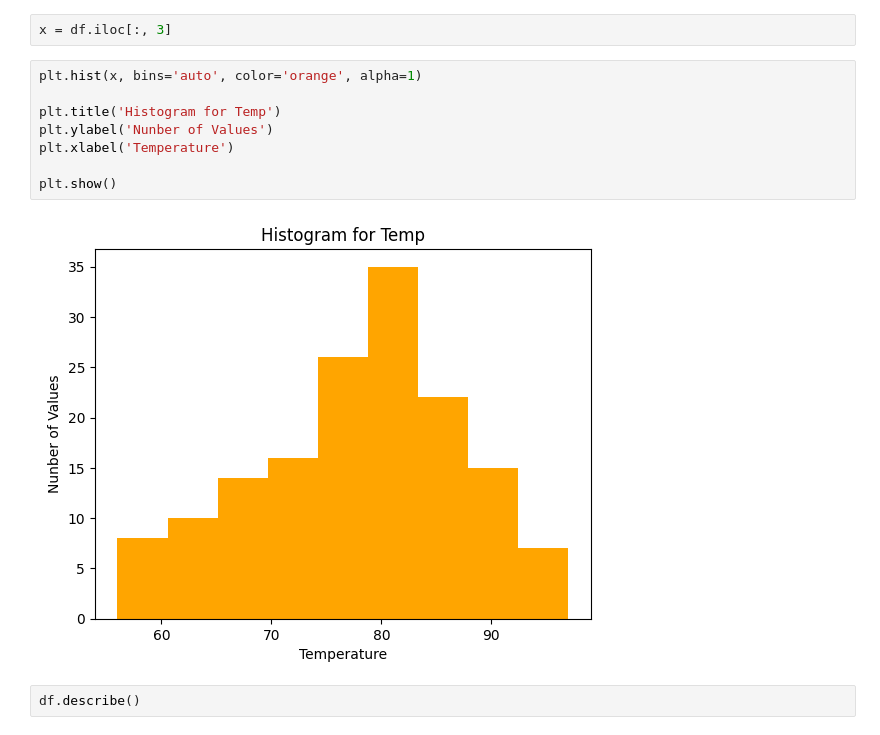
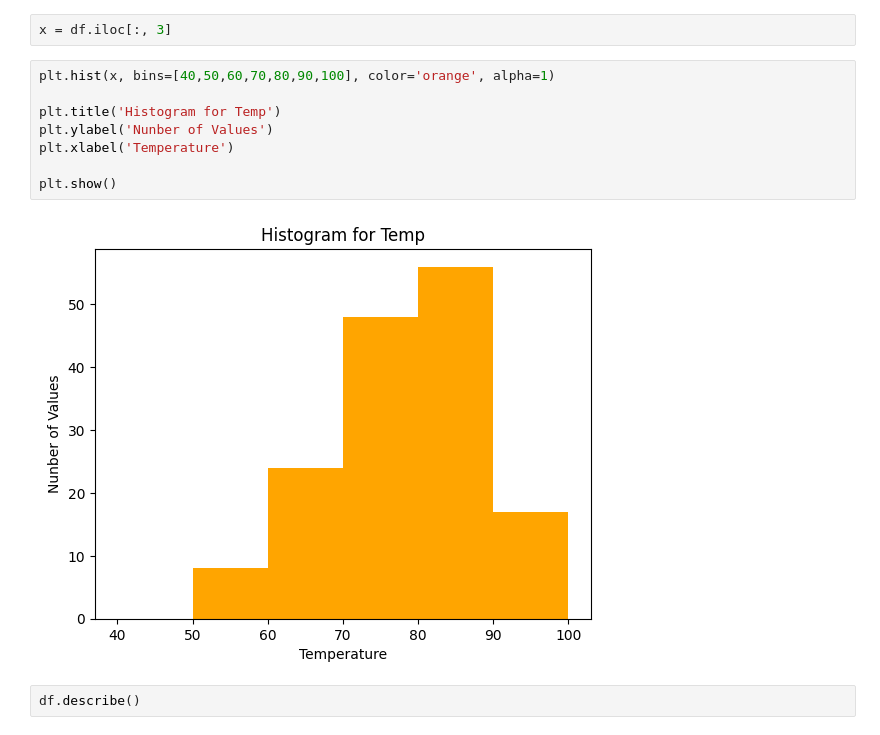
Before and after one commit to Pankaj-Ksh/All-Lab-Big-Data, a Jupyter notebook: 3_visualize(Air).ipynb, the cells around one changed output. Saved outputs shown, nothing was run; the diff lists cells and outputs as text.

```diff
--- a/3_visualize(Air).ipynb
+++ b/3_visualize(Air).ipynb
@@ -156,15 +128,15 @@ plt.show()
 # %%
 x = df.iloc[:, 3]
 # %%
-plt.hist(x, bins='auto', color='orange', alpha=1)
+plt.hist(x, bins=[40,50,60,70,80,90,100], color='orange', alpha=1)
 
 plt.title('Histogram for Temp')
 plt.ylabel('Nunber of Values')
 plt.xlabel('Temperature')
 
 plt.show()
 # %% [output]
-[figure, old version]
+[figure, new version]
 # %%
 df.describe()
 # %% [output]
```
Also changed, not shown: parts of 12 cells of this notebook, 10 other files.
